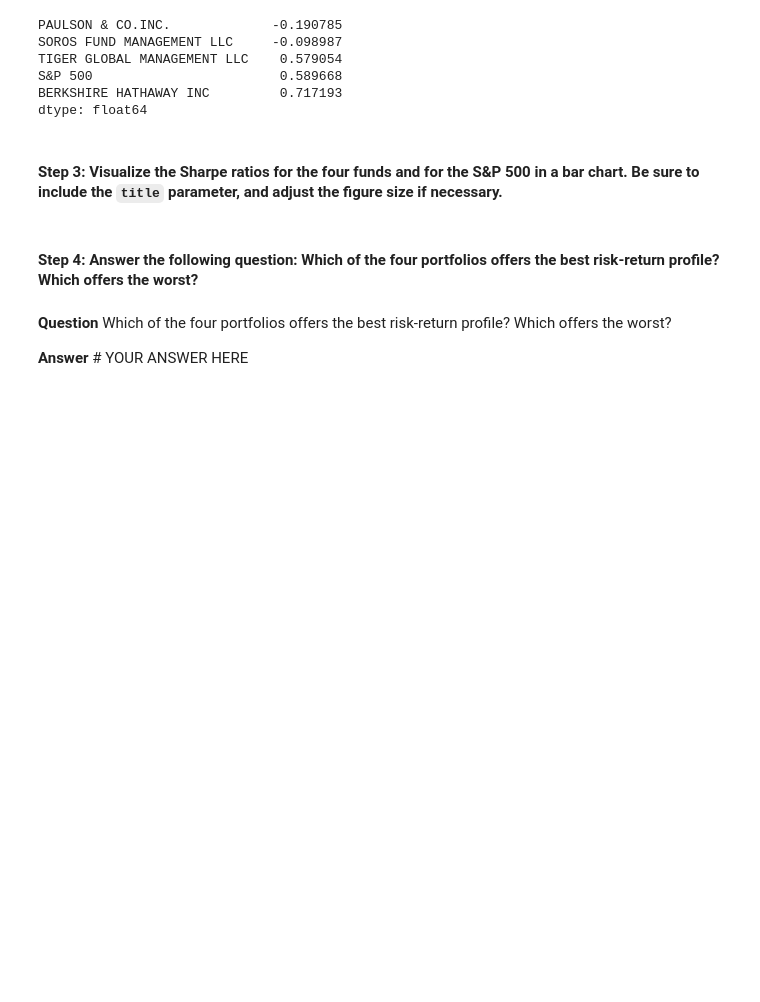
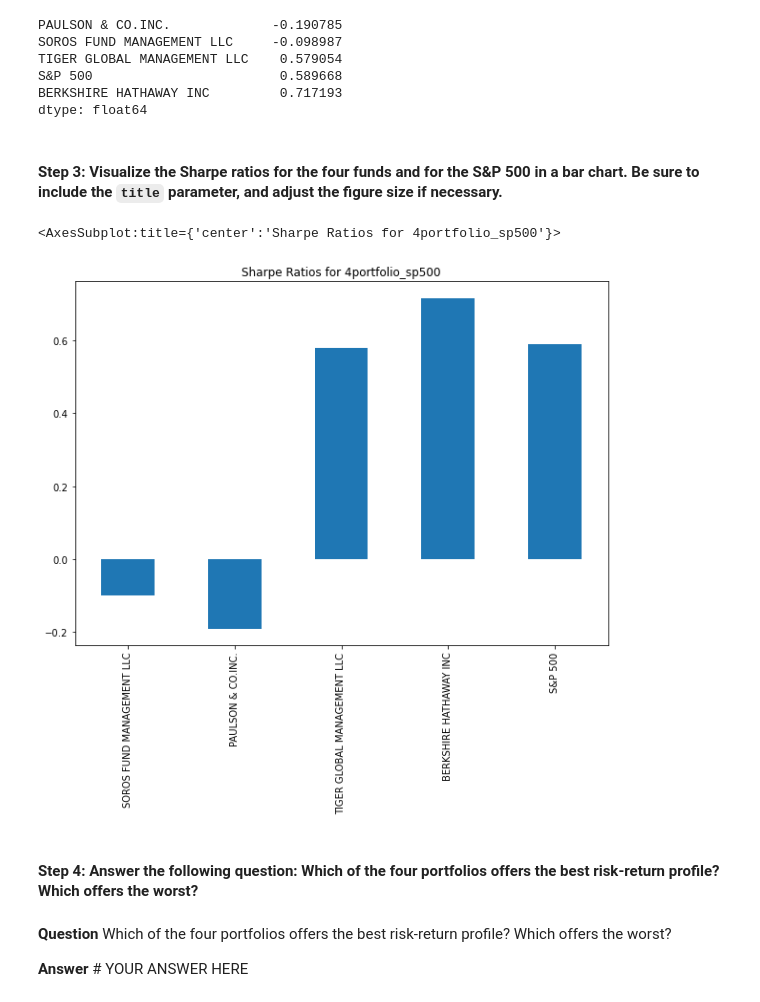
Before and after one commit to EGeorge2021r/Challenge4_Repo, a Jupyter notebook: Starter_Code/risk_return_analysis.ipynb, the cells around one changed output. Saved outputs shown, nothing was run; the diff lists cells and outputs as text; code cells hidden in the pictures; blank space fills up the shorter version.

```diff
--- a/Starter_Code/risk_return_analysis.ipynb
+++ b/Starter_Code/risk_return_analysis.ipynb
@@ -560,7 +562,11 @@ dtype: float64
 # %%
 # Visualize the Sharpe ratios as a bar chart
 # Include a title parameter and adjust the figure size
 # YOUR CODE HERE
+sharpe_ratios_4portfolio_sp500.plot.bar(figsize=(10, 7), title="Sharpe Ratios for 4portfolio_sp500")
+# %% [output]
+<AxesSubplot:title={'center':'Sharpe Ratios for 4portfolio_sp500'}>
+[figure, added]
 # %% [markdown]
 #### Step 4: Answer the following question: Which of the four portfolios offers the best risk-return profile? Which offers the worst?
 # %% [markdown]
```
Also changed, not shown: parts of 7 cells of this notebook.
